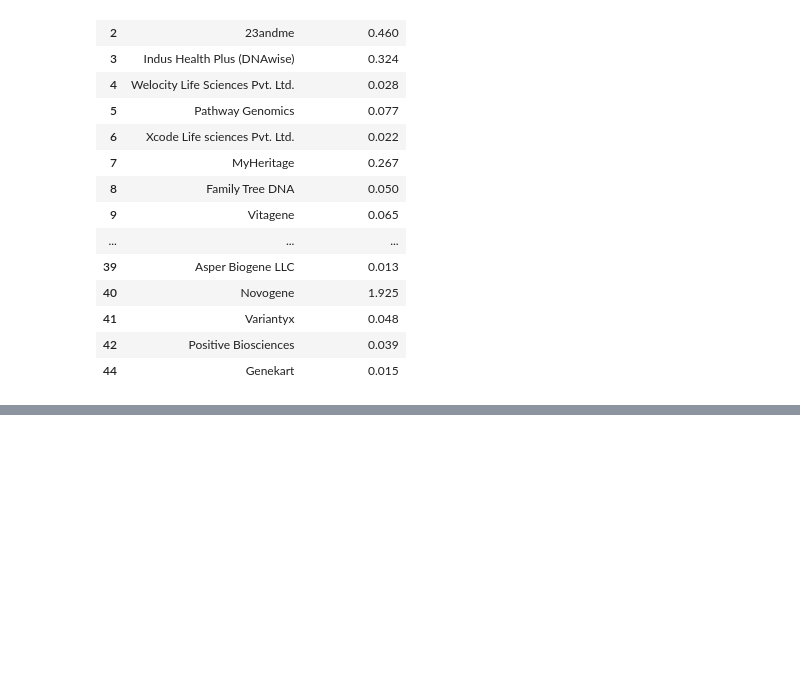
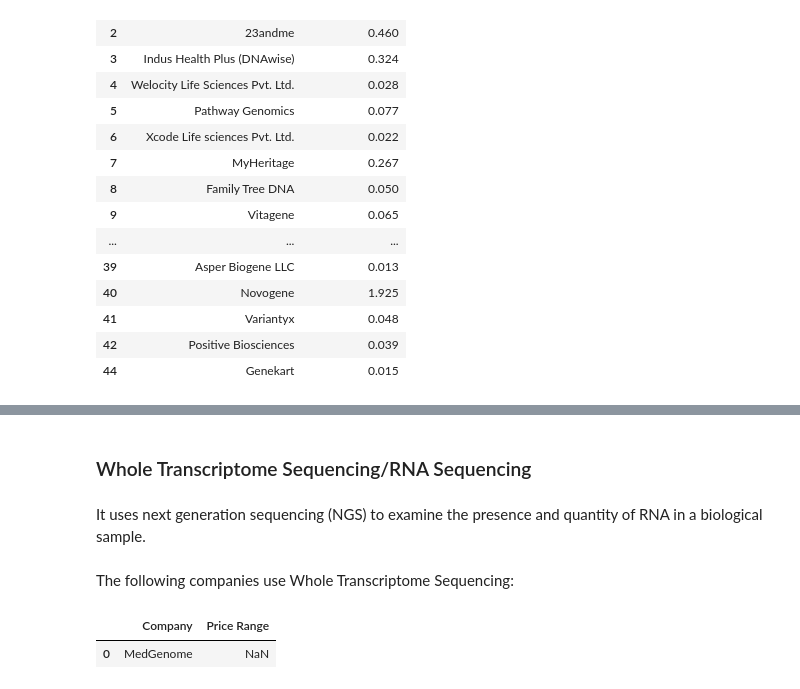
Before and after one commit to bhaveshpancholi/Competitor-Anlysis, a Jupyter notebook: Competitor Analysis.ipynb, the cells around one changed output, grey strips where cells are left out. Saved outputs shown, nothing was run; the diff lists cells and outputs as text; code cells hidden in the pictures; blank space fills up the shorter version.

```diff
--- a/Competitor Analysis.ipynb
+++ b/Competitor Analysis.ipynb
@@ -1000,0 +1075,13 @@ MSdf[['Company', 'Market Share (%)']]
+# %% [markdown]
+### Whole Transcriptome Sequencing/RNA Sequencing
+# %% [markdown]
+It uses next generation sequencing (NGS) to examine the presence and quantity of RNA in a biological sample.
+# %% [markdown]
+The following companies use Whole Transcriptome Sequencing:
+# %%
+wts={'Company': ['MedGenome'], 'Price Range': ['NaN']}
+wtsdf=pd.DataFrame(wts)
+wtsdf
+# %% [output]
+|  | Company | Price Range |
+| 0 | MedGenome | NaN |
```
Also changed, not shown: parts of 27 cells of this notebook, 1 other file.
